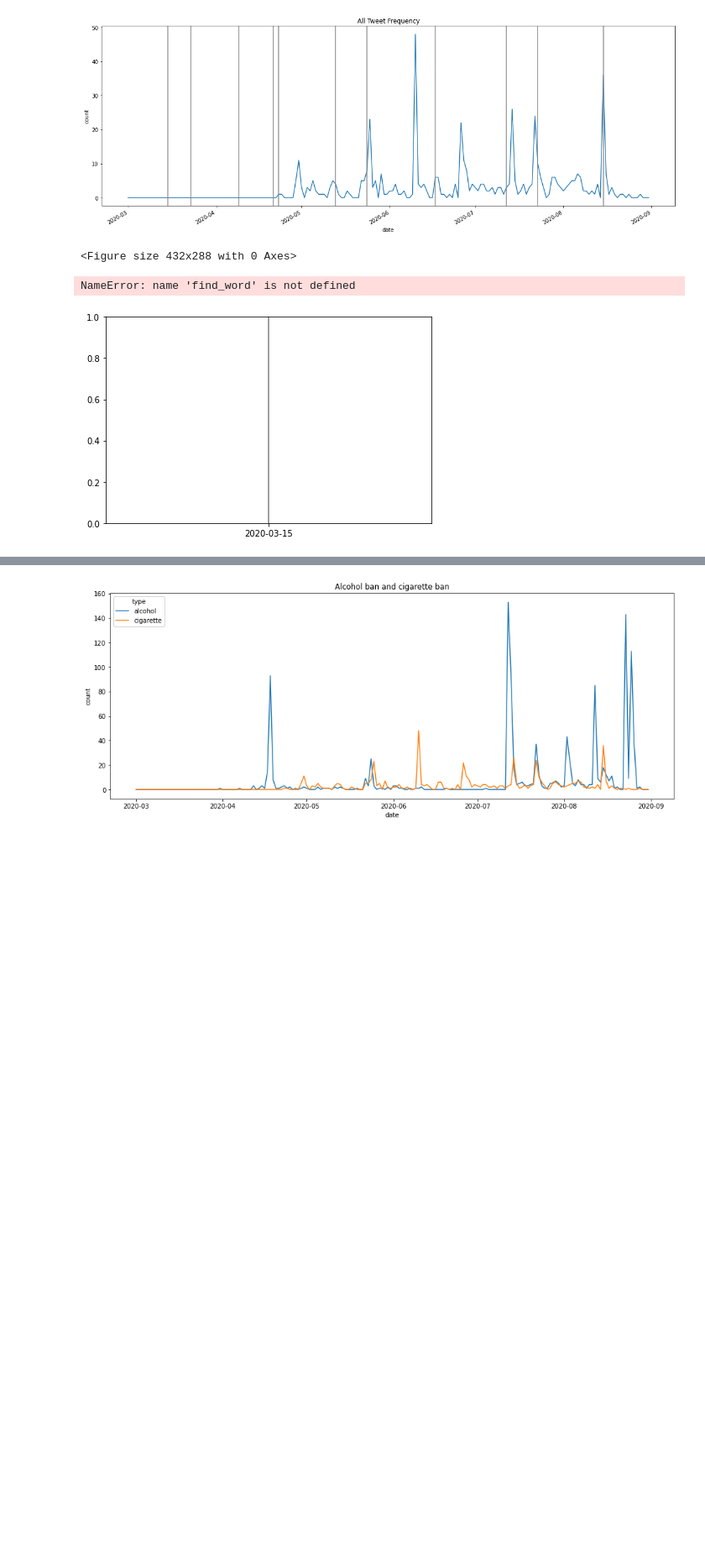
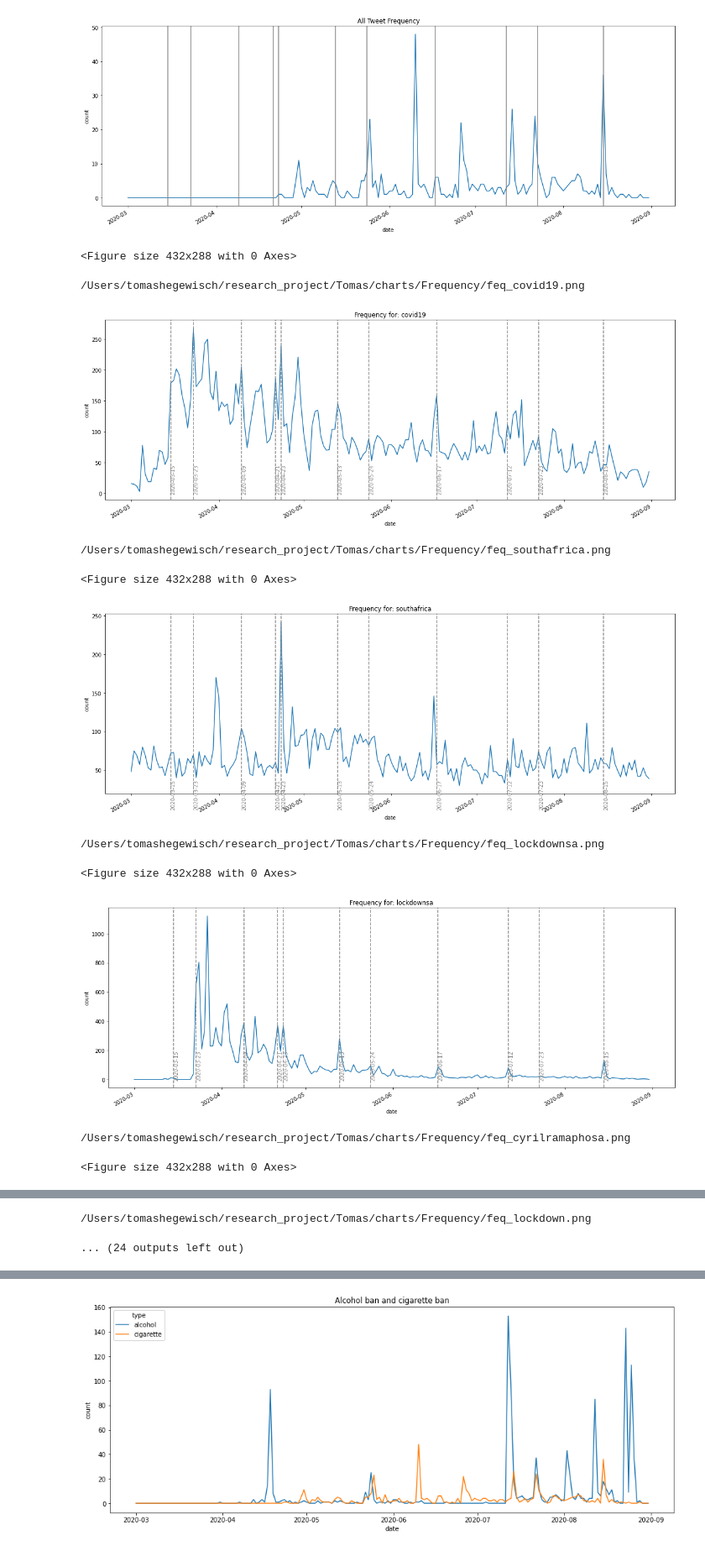
Before and after one commit to tomashege/research_project, a Jupyter notebook: Tomas/notebooks/tweet_analysis.ipynb, the cells around one changed output, grey strips where cells are left out. Shown at 84% size. Cells and saved outputs as stored; diff of their text form; code cells hidden in the pictures; blank space fills up the shorter version.

Commit message:
new charts that look dope

```diff
--- a/Tomas/notebooks/tweet_analysis.ipynb
+++ b/Tomas/notebooks/tweet_analysis.ipynb
@@ -27,7 +27,8 @@ import datetime
 import matplotlib.dates as mdates
 # %%
 # input tweets from pickle file (They have been cleaned allready)
-tweets = pd.read_pickle("/Users/tomashegewisch/Desktop/all_6_months_2.pkl")
+#tweets = pd.read_pickle("/Users/tomashegewisch/Desktop/all_6_months_2.pkl")
+tweets = pd.read_json('/Users/tomashegewisch/Downloads/hashtags-20200301-20201109_v2.json', lines=True, orient='record')
 d1 = "2020-03-01"
 d2 = "2020-08-31"
 def get_date_range_for_tweet(date):
@@ -58,6 +59,6 @@ word_list = pd.DataFrame(word_list)
 # tweets['senti_values'] = tweets['tweet_clean'].apply(lambda x : get_sent(x))
 # %%
 # sentimnet score was crected by Richards using https://stanfordnlp.github.io/stanza/sentiment.html
-sentimnet_df = pd.read_csv('/Users/tomashegewisch/research_project/Tomas/data/sentiment.csv')
-tweets = pd.merge(tweets, sentimnet_df, on="id")
+sentimnet = pd.read_csv('/Users/tomashegewisch/research_project/Tomas/data/sentiment.csv')
+tweets = tweets.join(sentimnet.set_index('id'), on='id', how='inner')
 tweets = tweets.rename(columns={'sentiment': 'senti_values'})
@@ -110,6 +115,22 @@ sns.lineplot(data=tweets[tweets['sentiment_type'] != 'Neutral'].rename(columns={
              hue='sentiment_type',
              palette=['green', 'red'],
              legend=False, ci=68).set_title("Timeline of Sentiment from collected tweets’ (1 March - 31 August)").get_figure()
+pres_speaks_dates =[
+    '2020-03-15',
+    '2020-03-23',
+    '2020-04-09',
+    '2020-04-21',
+    '2020-04-23',
+    '2020-05-13',
+    '2020-05-24',
+    '2020-06-17',
+    '2020-07-12',
+    '2020-07-23',
+    '2020-08-15']
+
+for i in pres_speaks_dates:
+    plt.axvline(i, c='grey', ls = "--", label = str(i))
+    plt.text(i,0,i,rotation=90, c = "grey")
 plt.tight_layout()
 plt.savefig("/Users/tomashegewisch/research_project/Tomas/charts/Sentiment_Timeline of sentiment from collected tweets.png")
 plt.show()
@@ -241,6 +262,22 @@ def hashtags(hashtag):
                      x='Date',
                      y='Weighted')#, hue='type')
     p.axhline(0, color='black', lw=1)
+    pres_speaks_dates =[
+    '2020-03-15',
+    '2020-03-23',
+    '2020-04-09',
+    '2020-04-21',
+    '2020-04-23',
+    '2020-05-13',
+    '2020-05-24',
+    '2020-06-17',
+    '2020-07-12',
+    '2020-07-23',
+    '2020-08-15']
+
+    for i in pres_speaks_dates:
+        plt.axvline(i, c='grey', ls = "--", label = str(i))
+        plt.text(i,0,i,rotation=90, c = "grey")
 #     sns.lineplot(x='Date',
 #                  y='Polarity',
 #                  hue='Key',
@@ -475,34 +512,43 @@ def get_time_line_of_hastages(find_word):
     '2020-06-17',
     '2020-07-12',
     '2020-07-23',
     '2020-08-15']
 
-for i in pres_speaks_dates:
-    plt.axvline(i, c='grey')
+    for i in pres_speaks_dates:
+        plt.axvline(i, c='grey', ls = "--", label = str(i))
+        plt.text(i,0,i,rotation=90, c = "grey")
 
     plt.tight_layout()
     print("/Users/tomashegewisch/research_project/Tomas/charts/Frequency/feq_"+str(find_word)+".png")
     plt.savefig("/Users/tomashegewisch/research_project/Tomas/charts/Frequency/feq_"+str(find_word)+".png")
     plt.show()
     plt.clf()
 
 list_of_hastages_to_process = ['covid19',
 'southafrica',
 'lockdownsa',
 'cyrilramaphosa',
 'lockdown',
 'covid19sa',
 'coronavirussa',
 'covid_19',
 'lockdownsouthafrica',
 'government',
 'cigaretteban',
 'alcoholban']
 
 #list_of_hastages_to_process = ['lockdown']
 
 for i in list_of_hastages_to_process:
     get_time_line_of_hastages(i)
 # %% [output]
-NameError: name 'find_word' is not defined
+/Users/tomashegewisch/research_project/Tomas/charts/Frequency/feq_covid19.png
-[figure, old version]
+[figure, new version]
+/Users/tomashegewisch/research_project/Tomas/charts/Frequency/feq_southafrica.png
+<Figure size 432x288 with 0 Axes>
+[figure, added]
+/Users/tomashegewisch/research_project/Tomas/charts/Frequency/feq_lockdownsa.png
+<Figure size 432x288 with 0 Axes>
+[figure, added]
+/Users/tomashegewisch/research_project/Tomas/charts/Frequency/feq_cyrilramaphosa.png
+<Figure size 432x288 with 0 Axes>
@@ -508,0 +556,2 @@ NameError: name 'find_word' is not defined
+/Users/tomashegewisch/research_project/Tomas/charts/Frequency/feq_lockdown.png
+... (24 outputs left out)
```
Also changed, not shown: parts of 6 cells of this notebook, 25 other files.
